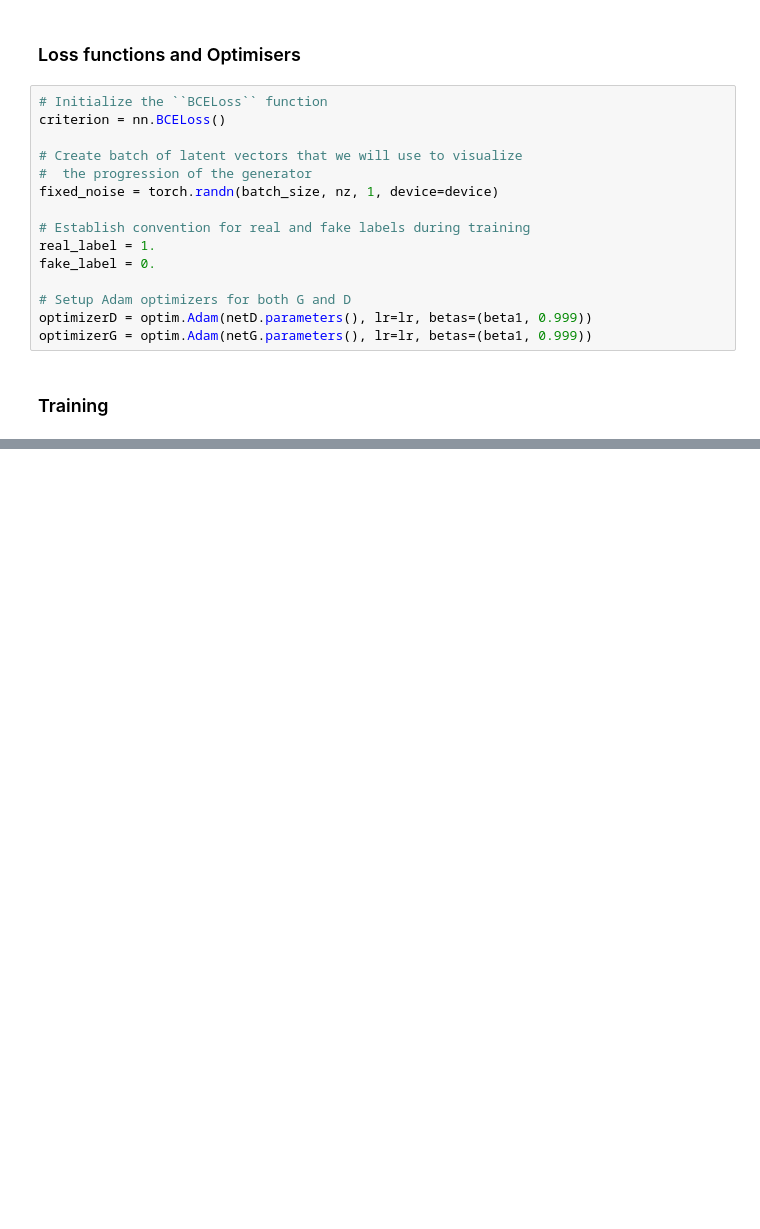
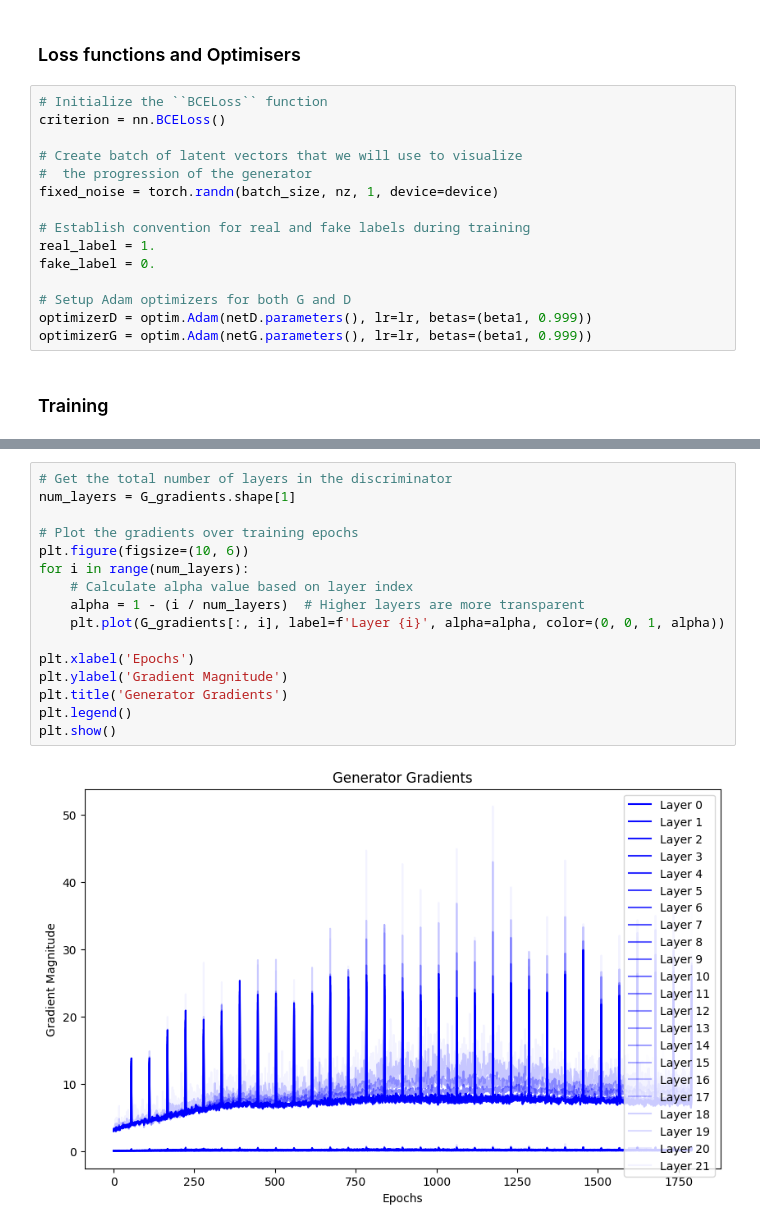
Before and after one commit to the-tarin/gw-generative-models, a Jupyter notebook: generated-data/gw-gans.ipynb, the cells around one changed output, grey strips where cells are left out. Cells and saved outputs as stored; diff of their text form; blank space fills up the shorter version.

```diff
--- a/generated-data/gw-gans.ipynb
+++ b/generated-data/gw-gans.ipynb
@@ -407,0 +429,18 @@ Starting Training Loop...
+# %%
+# Get the total number of layers in the discriminator
+num_layers = G_gradients.shape[1]
+
+# Plot the gradients over training epochs
+plt.figure(figsize=(10, 6))
+for i in range(num_layers):
+    # Calculate alpha value based on layer index
+    alpha = 1 - (i / num_layers)  # Higher layers are more transparent
+    plt.plot(G_gradients[:, i], label=f'Layer {i}', alpha=alpha, color=(0, 0, 1, alpha))
+
+plt.xlabel('Epochs')
+plt.ylabel('Gradient Magnitude')
+plt.title('Generator Gradients')
+plt.legend()
+plt.show()
+# %% [output]
+[figure, added]
```
Also changed, not shown: parts of 11 cells of this notebook.
